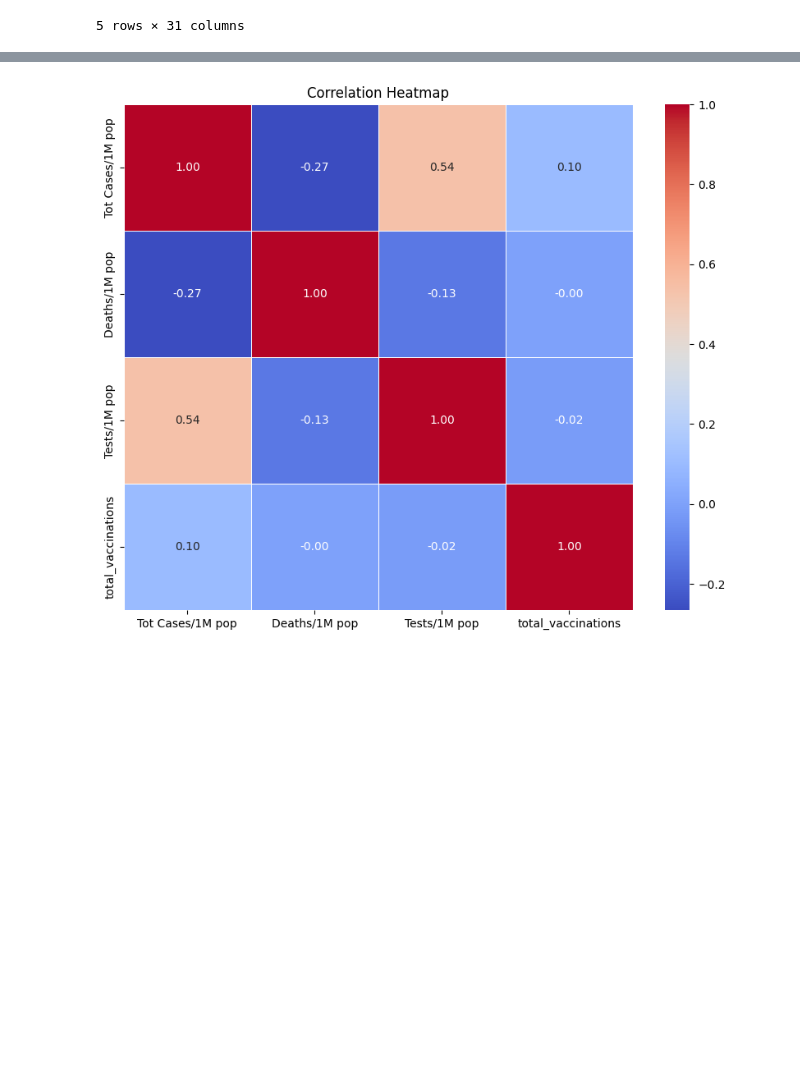
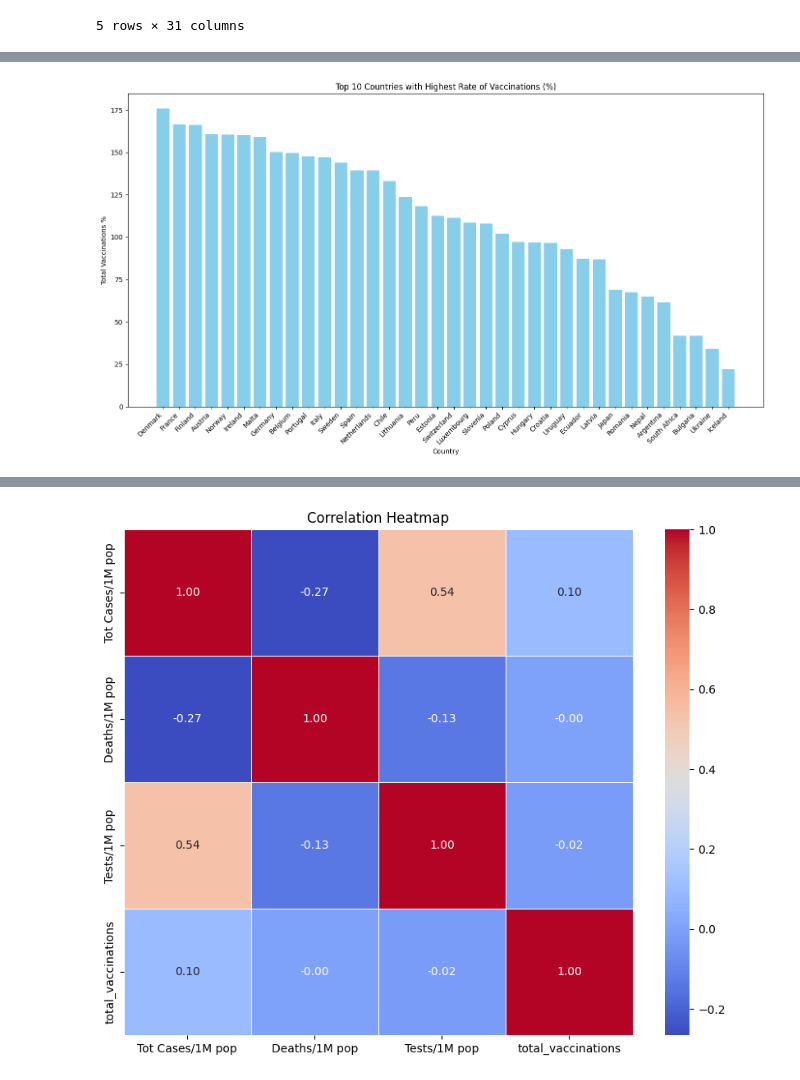
Before and after one commit to JoanneSiarivita/Data_Viz, a Jupyter notebook: data_viz/notebooks/Q1.ipynb, the cells around one changed output, grey strips where cells are left out. Drawn from its saved outputs; the diff is of its cells as text; code cells hidden in the pictures; blank space fills up the shorter version.

```diff
--- a/data_viz/notebooks/Q1.ipynb
+++ b/data_viz/notebooks/Q1.ipynb
@@ -120,0 +144,16 @@ ValueError: Could not interpret value `date` for `x`. Value is a string, but `da
+# %%
+group_data_sorted = group_data.sort_values(by='Total Vaccinations %', ascending=False)
+
+# Plot the data
+plt.figure(figsize=(14, 8))
+plt.bar(group_data_sorted['Country'], group_data_sorted['Total Vaccinations %'], color='skyblue')
+plt.xlabel('Country')
+plt.ylabel('Total Vaccinations %')
+plt.title('Top 10 Countries with Highest Rate of Vaccinations (%)')
+plt.xticks(rotation=45, ha='right')
+plt.tight_layout()
+
+# Show the plot
+plt.show()
+# %% [output]
+[figure, added]
```
Also changed, not shown: parts of 15 cells of this notebook.
